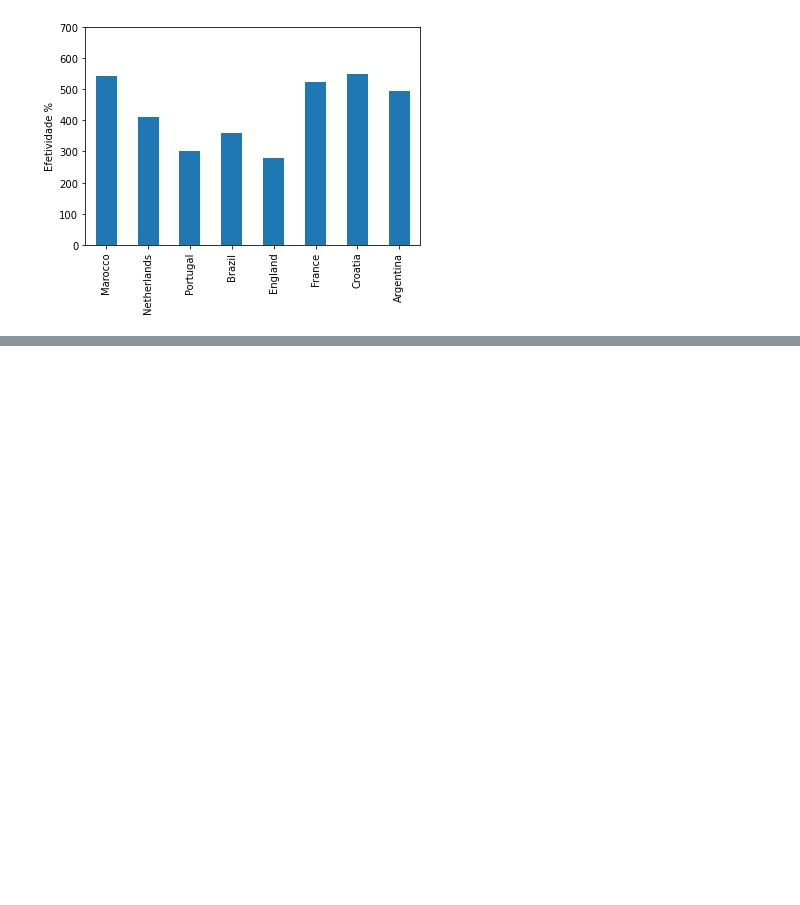
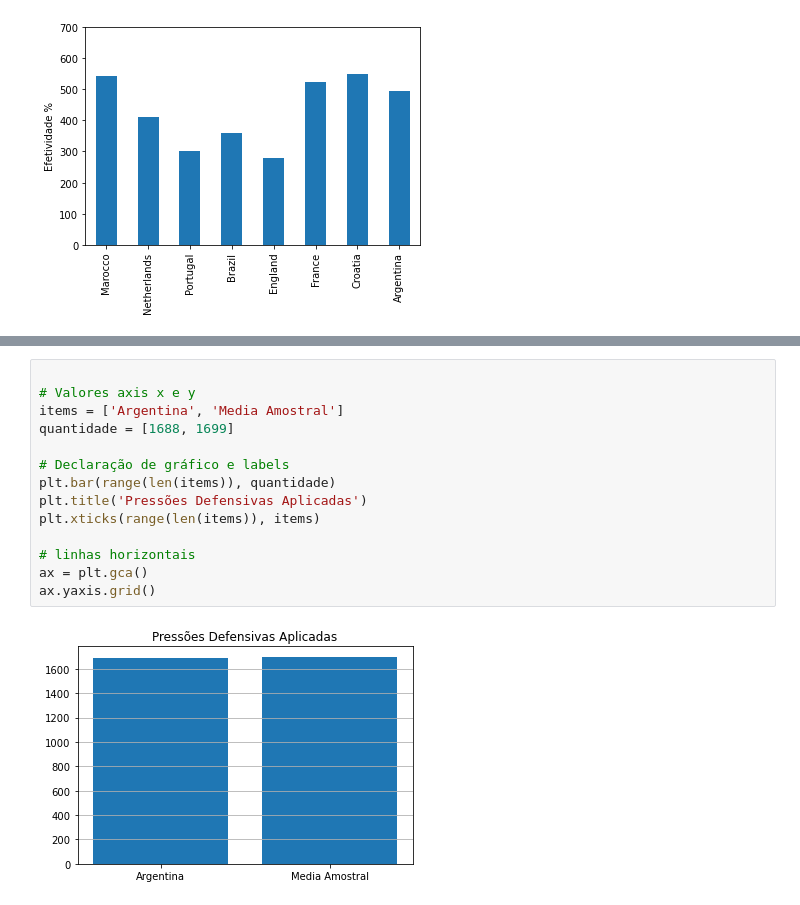
Before and after one commit to NickolasEdu/wc_underdogs, a Jupyter notebook: wc_underdogs.ipynb, the cells around one changed output, grey strips where cells are left out. Saved outputs shown, nothing was run; the diff lists cells and outputs as text; blank space fills up the shorter version.

```diff
--- a/wc_underdogs.ipynb
+++ b/wc_underdogs.ipynb
@@ -132,0 +134,16 @@ Em relação a campeã Argentina, foi o time que teve mais consistência entre A
+# %%
+
+# Valores axis x e y
+items = ['Argentina', 'Media Amostral']
+quantidade = [1688, 1699]
+
+# Declaração de gráfico e labels
+plt.bar(range(len(items)), quantidade)
+plt.title('Pressões Defensivas Aplicadas')
+plt.xticks(range(len(items)), items)
+
+# linhas horizontais
+ax = plt.gca()
+ax.yaxis.grid()
+# %% [output]
+[figure, added]
```
Also changed, not shown: parts of 5 cells of this notebook.
